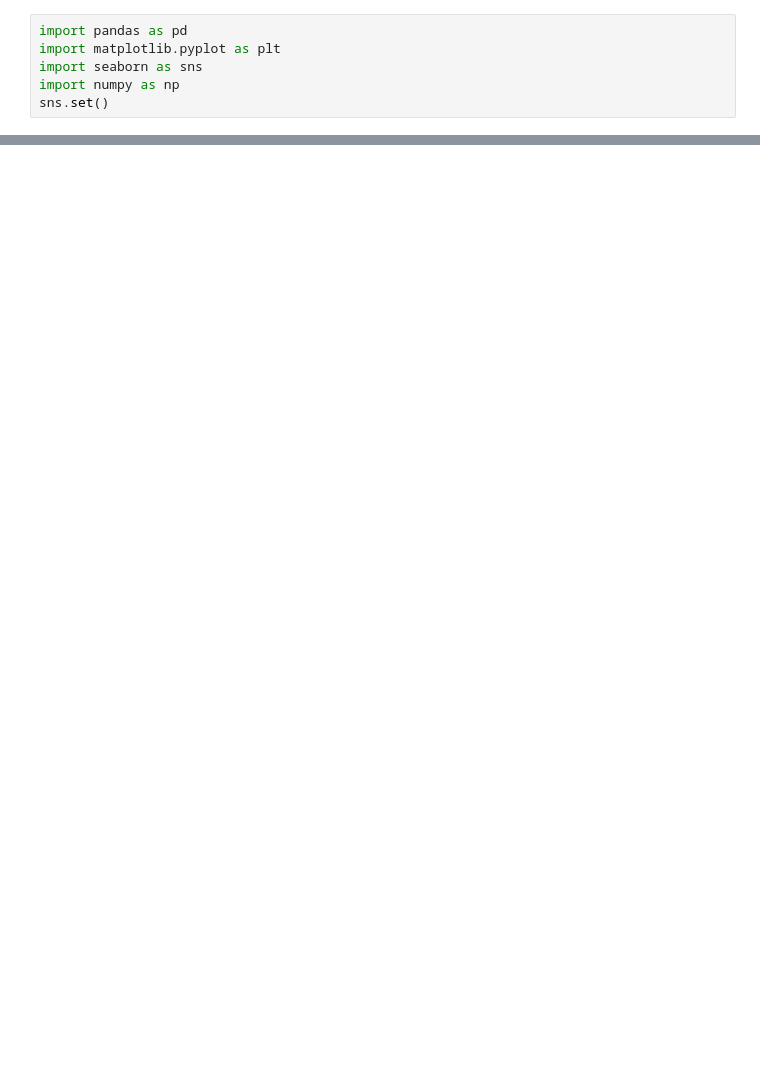
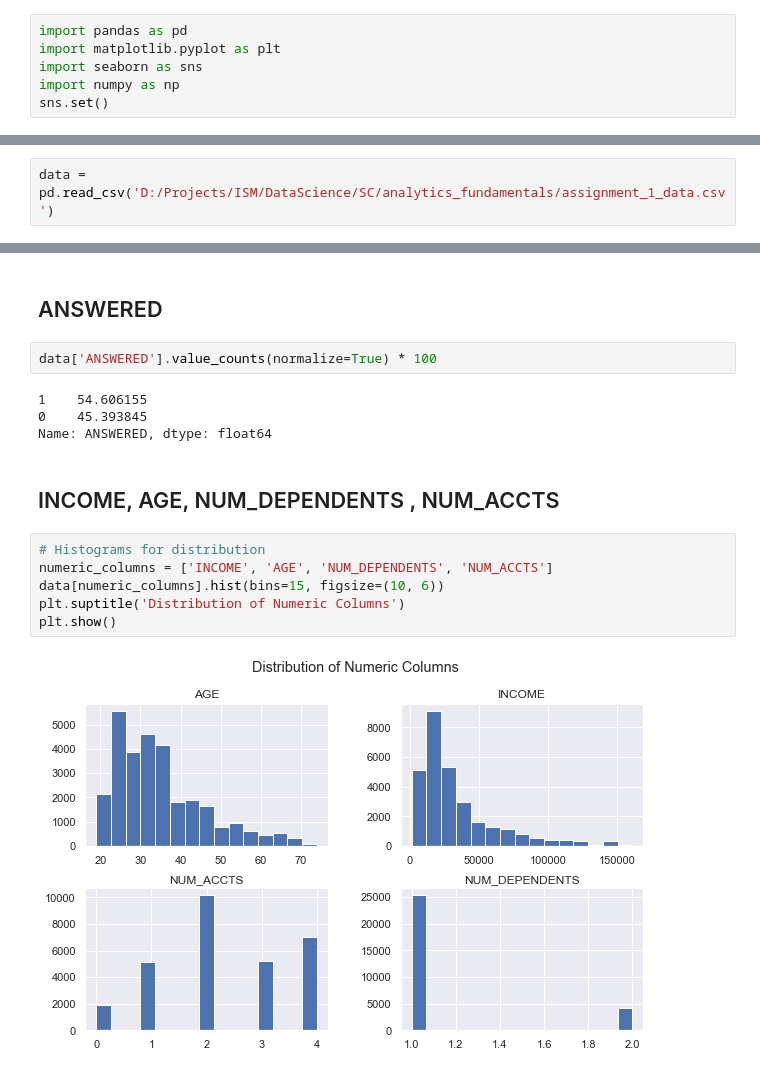
Before and after one commit to DamHTran/SC_Group-Assignment-1, a Jupyter notebook: Group_Assignment_1.ipynb, the cells around one changed output, grey strips where cells are left out. Saved outputs shown, nothing was run; the diff lists cells and outputs as text; blank space fills up the shorter version.

```diff
--- a/Group_Assignment_1.ipynb
+++ b/Group_Assignment_1.ipynb
@@ -6,0 +11,2 @@ sns.set()
+# %%
+data = pd.read_csv('D:/Projects/ISM/DataScience/SC/analytics_fundamentals/assignment_1_data.csv')
@@ -6,0 +56,18 @@ sns.set()
+# %% [markdown]
+## ANSWERED
+# %%
+data['ANSWERED'].value_counts(normalize=True) * 100
+# %% [output]
+1    54.606155
+0    45.393845
+Name: ANSWERED, dtype: float64
+# %% [markdown]
+## INCOME, AGE, NUM_DEPENDENTS , NUM_ACCTS
+# %%
+# Histograms for distribution
+numeric_columns = ['INCOME', 'AGE', 'NUM_DEPENDENTS', 'NUM_ACCTS']
+data[numeric_columns].hist(bins=15, figsize=(10, 6))
+plt.suptitle('Distribution of Numeric Columns')
+plt.show()
+# %% [output]
+[figure, added]
```
Also changed, not shown: parts of 10 cells of this notebook.
